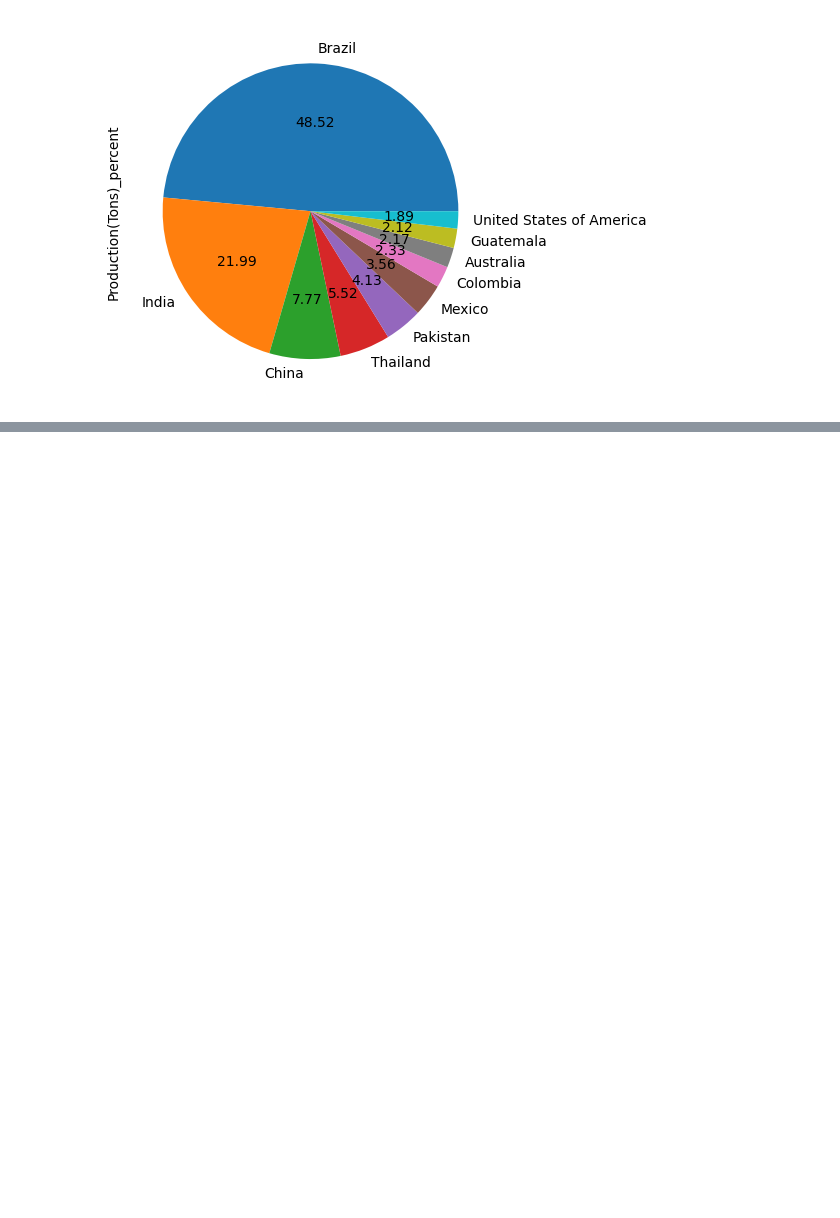
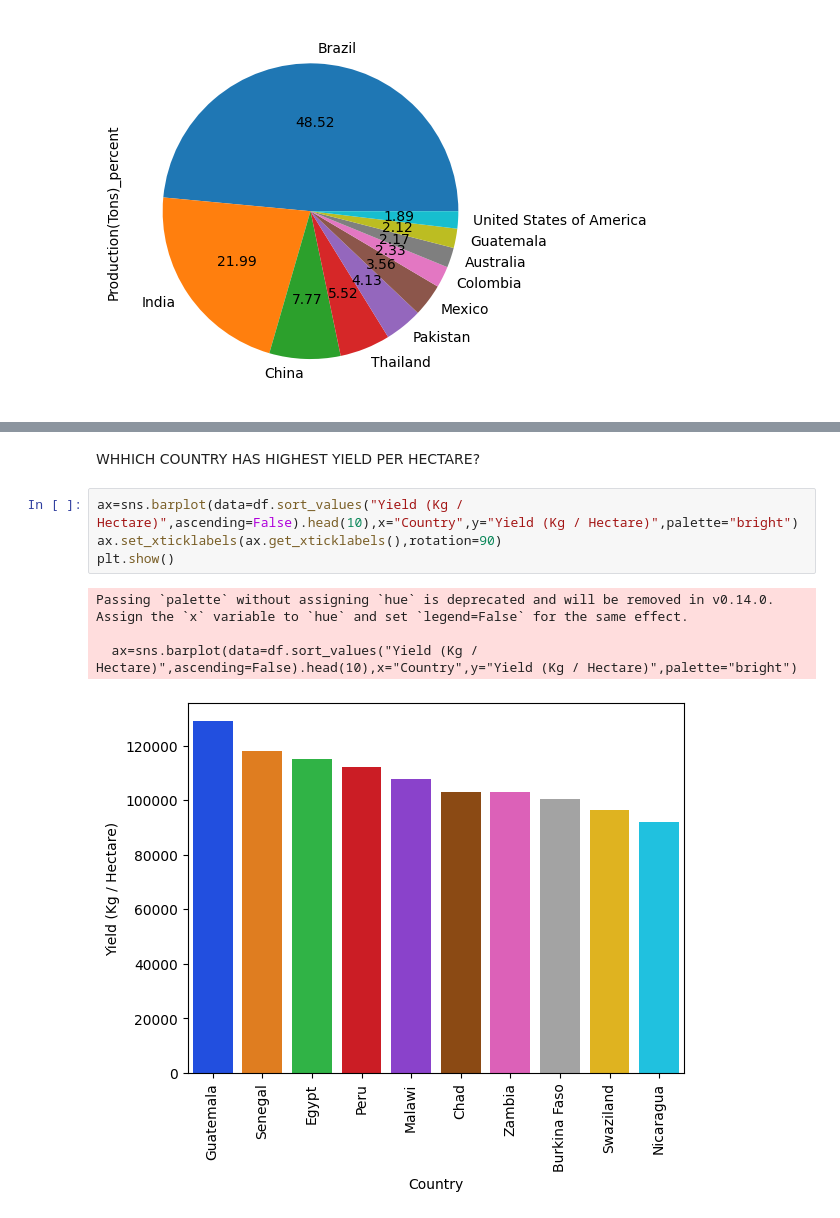
Before and after one commit to moumitaadak872-debug/Sugarcane-Production-EDA, a Jupyter notebook: sugarcane.ipynb, the cells around one changed output, grey strips where cells are left out. Saved outputs shown, nothing was run; the diff lists cells and outputs as text; blank space fills up the shorter version.

```diff
--- a/sugarcane.ipynb
+++ b/sugarcane.ipynb
@@ -290,0 +206,11 @@ plt.show()
+# %% [markdown]
+WHHICH COUNTRY HAS HIGHEST YIELD PER HECTARE?
+# %%
+ax=sns.barplot(data=df.sort_values("Yield (Kg / Hectare)",ascending=False).head(10),x="Country",y="Yield (Kg / Hectare)",palette="bright")
+ax.set_xticklabels(ax.get_xticklabels(),rotation=90)
+plt.show()
+# %% [output]
+Passing `palette` without assigning `hue` is deprecated and will be removed in v0.14.0. Assign the `x` variable to `hue` and set `legend=False` for the same effect.
+
+  ax=sns.barplot(data=df.sort_values("Yield (Kg / Hectare)",ascending=False).head(10),x="Country",y="Yield (Kg / Hectare)",palette="bright")
+[figure, added]
```
Also changed, not shown: parts of 32 cells of this notebook.
